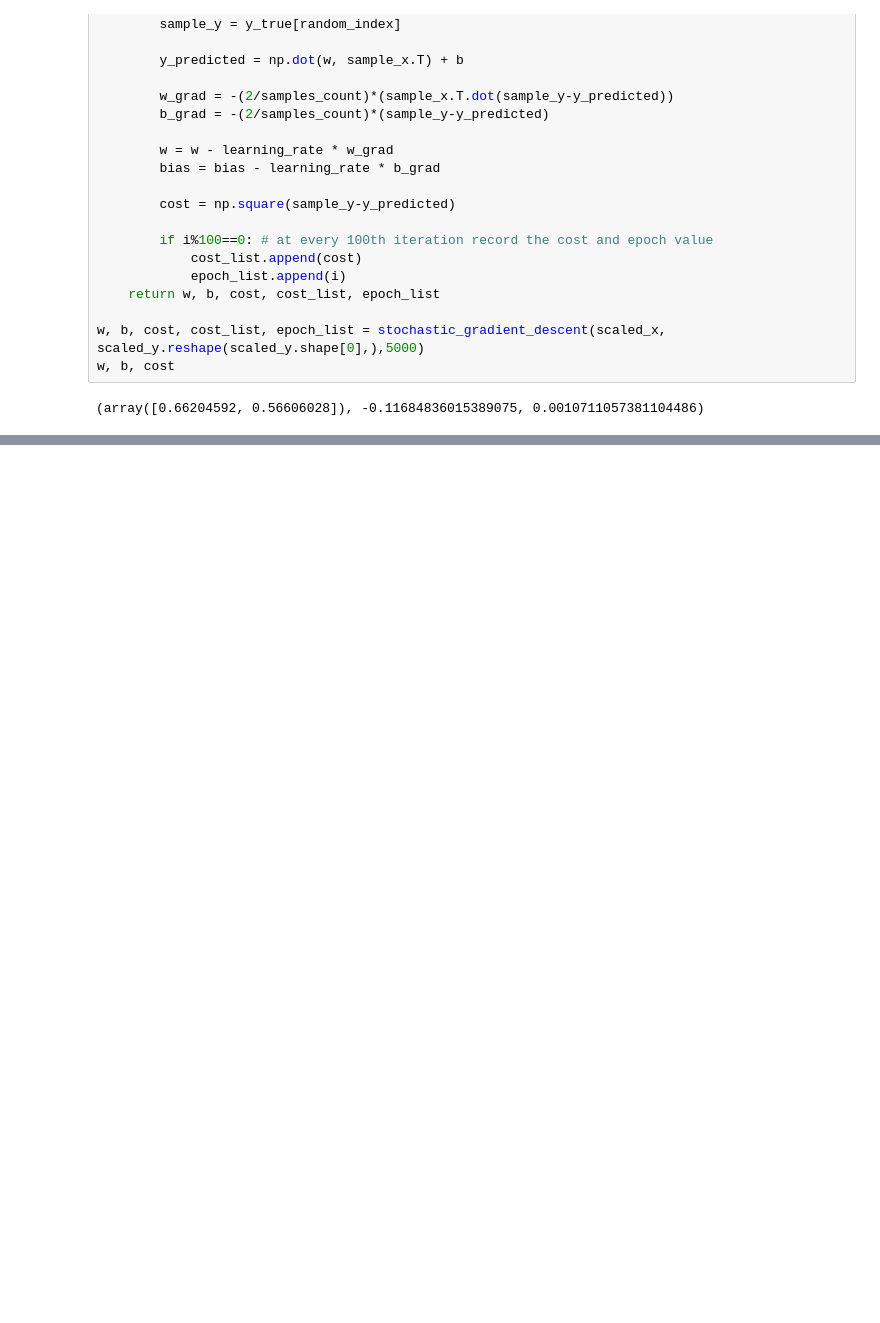
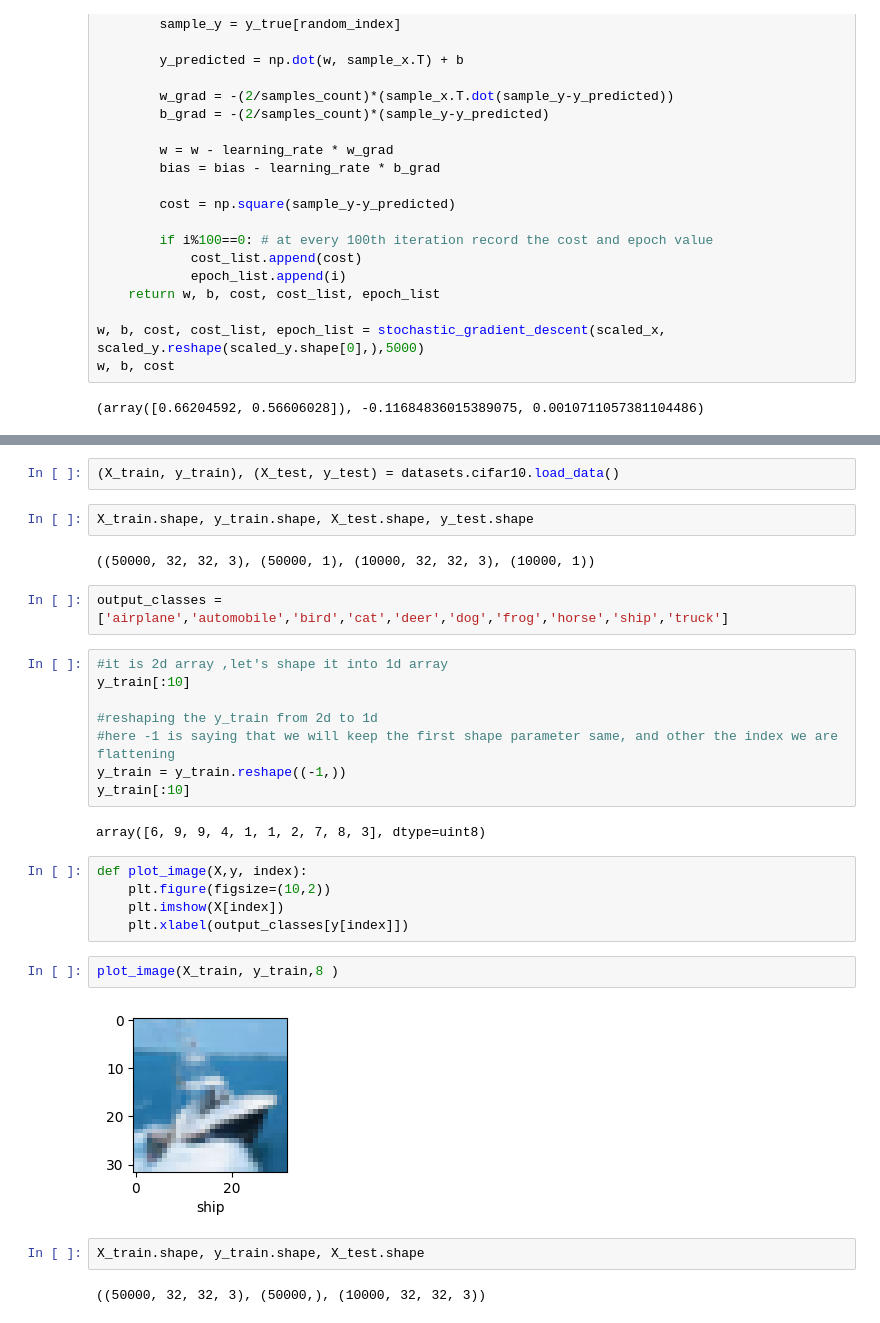
Before and after one commit to Ravindrayadavrk1006/dnn_core, a Jupyter notebook: deep_neural_network_codebasics_note.ipynb, the cells around one changed output, grey strips where cells are left out. Saved outputs shown, nothing was run; the diff lists cells and outputs as text; blank space fills up the shorter version.

```diff
--- a/deep_neural_network_codebasics_note.ipynb
+++ b/deep_neural_network_codebasics_note.ipynb
@@ -1046,0 +1878,31 @@ w, b, cost
+# %%
+(X_train, y_train), (X_test, y_test) = datasets.cifar10.load_data()
+# %%
+X_train.shape, y_train.shape, X_test.shape, y_test.shape
+# %% [output]
+((50000, 32, 32, 3), (50000, 1), (10000, 32, 32, 3), (10000, 1))
+# %%
+output_classes = ['airplane','automobile','bird','cat','deer','dog','frog','horse','ship','truck']
+# %%
+#it is 2d array ,let's shape it into 1d array
+y_train[:10]
+
+#reshaping the y_train from 2d to 1d
+#here -1 is saying that we will keep the first shape parameter same, and other the index we are flattening
+y_train = y_train.reshape((-1,))
+y_train[:10]
+# %% [output]
+array([6, 9, 9, 4, 1, 1, 2, 7, 8, 3], dtype=uint8)
+# %%
+def plot_image(X,y, index):
+    plt.figure(figsize=(10,2))
+    plt.imshow(X[index])
+    plt.xlabel(output_classes[y[index]])
+# %%
+plot_image(X_train, y_train,8 )
+# %% [output]
+[figure, added]
+# %%
+X_train.shape, y_train.shape, X_test.shape
+# %% [output]
+((50000, 32, 32, 3), (50000,), (10000, 32, 32, 3))
```
Also changed, not shown: parts of 118 cells of this notebook, 5 other files.
